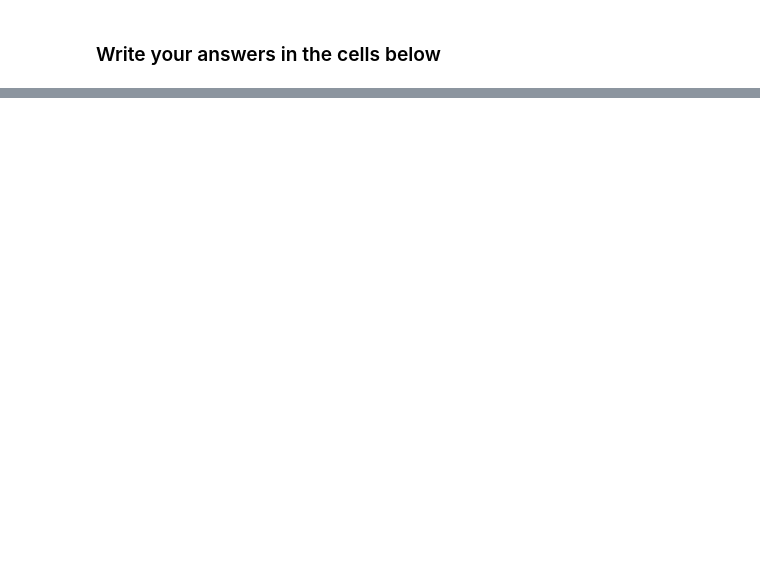
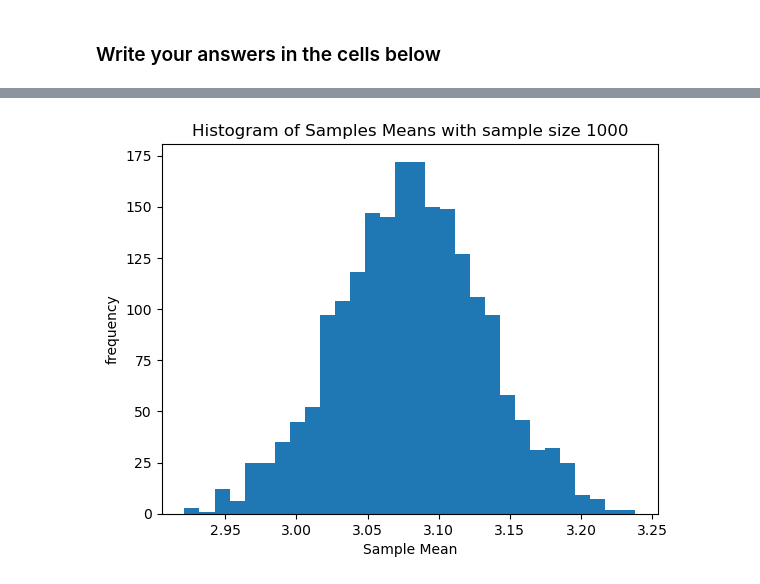
Before and after one commit to estsrc/qtm151fall2025, a Jupyter notebook: Assignments/assignment_4/Assignment4.ipynb, the cells around one changed output, grey strips where cells are left out. Saved outputs shown, nothing was run; the diff lists cells and outputs as text; code cells hidden in the pictures; blank space fills up the shorter version.

```diff
--- a/Assignments/assignment_4/Assignment4.ipynb
+++ b/Assignments/assignment_4/Assignment4.ipynb
@@ -204,3 +296,36 @@ num_simulations = 2000
+# %%
+# Sample Size 1000
+
+np.random.seed(1234) # set the seed for reproducibility
+num_simulations = 2000
+
+
+mean = 1.0
+stdDev = 0.5
+
+
+sampSize = 1000
+sample1000Means= []
+
+
+
+# complete the code
+
+for num in range(num_simulations):
+    sample = np.random.lognormal(mean=mean, sigma=stdDev, size = sampSize)
+    sample1000Means.append(np.mean(sample))
+
+
+
+
+plt.hist(sample1000Means, bins=30)
+plt.title("Histogram of Samples Means with sample size 1000")
+plt.xlabel("Sample Mean")
+plt.ylabel("frequency")
+
+plt.show()
+# %% [output]
+[figure, added]
 # %%
 # How does the sample size affect the distribution of the sample means?
 
```
Also changed, not shown: parts of 10 cells of this notebook, 1 other file.
